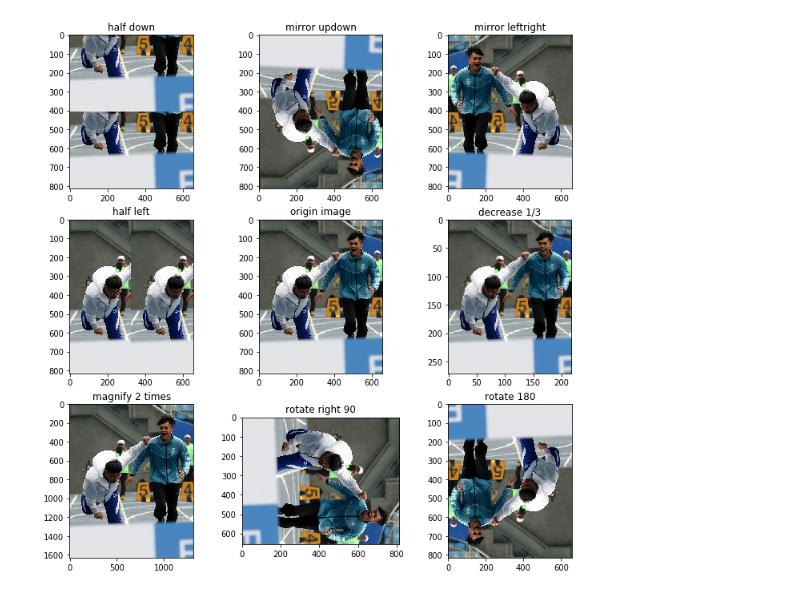
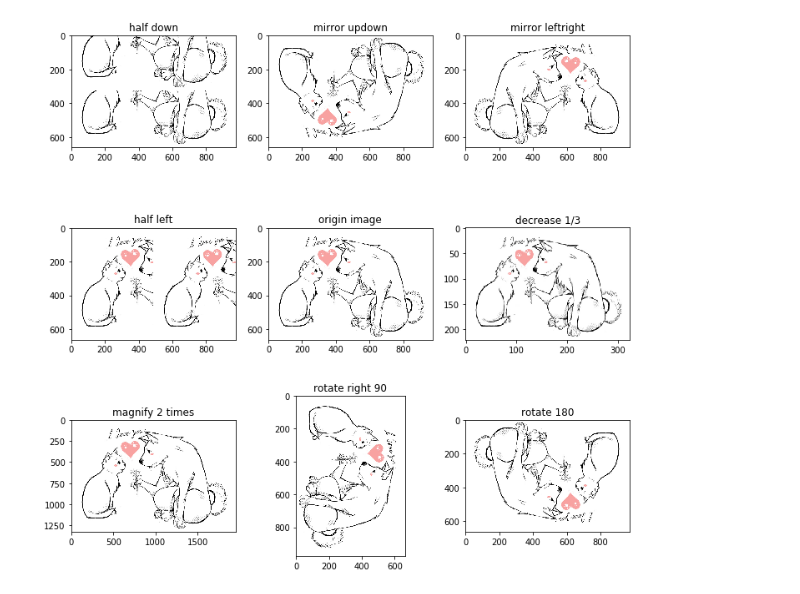
Before and after one commit to c73486/204410939_487, a Jupyter notebook: 20180417.ipynb, the cells around one changed output. Saved outputs shown, nothing was run; the diff lists cells and outputs as text; code cells hidden in the pictures.

Commit message:
edit image
edit image

```diff
--- a/20180417.ipynb
+++ b/20180417.ipynb
@@ -1,16 +1,12 @@
 # %%
  #-*- coding: utf-8 -*-
-"""
-Created on Wed Apr 12 23:53:35 2017
 
-@author: test
-"""
 
 from skimage import io,data
 import matplotlib.pyplot as plt
 import numpy as np
 
-img=io.imread('Picture/0413.jpg')
+img=io.imread('Picture/a2.jpg')
 rows,cols,dims=img.shape
 
 row1 = int(rows/2)
@@ -108,31 +104,31 @@ plt.imshow(img6)
 #magnify 4 times
 for i in range(0,rows):
     for j in range(0,cols):
         for k in range(0,3):
             for l in range(2*i,2*(i+1)):
                 for m in range(2*j,2*(j+1)):
                     img7[l,m,k] = img[i,j,k]
 plt.subplot(3,3,7)
 plt.title('magnify 2 times')
 plt.imshow(img7)
 
 #rotate right 90 degree
 for i in range(0,rows):
     for j in range(0,cols):
         for k in range(0,3):
             img8[j,rows-1-i,k] = img[i,j,k]
 plt.subplot(3,3,8)
 plt.title('rotate right 90')
 plt.imshow(img8)
 
 #rotate 180 degree
 for i in range(0,rows):
     for j in range(0,cols):
         for k in range(0,3):
             img9[rows-1-i,cols-1-j,k] = img[i,j,k]
 plt.subplot(3,3,9)
 plt.title('rotate 180')
 plt.imshow(img9)
 plt.show()
 # %% [output]
-[figure, old version]
+[figure, new version]
```
Also changed, not shown: 16 other files.
